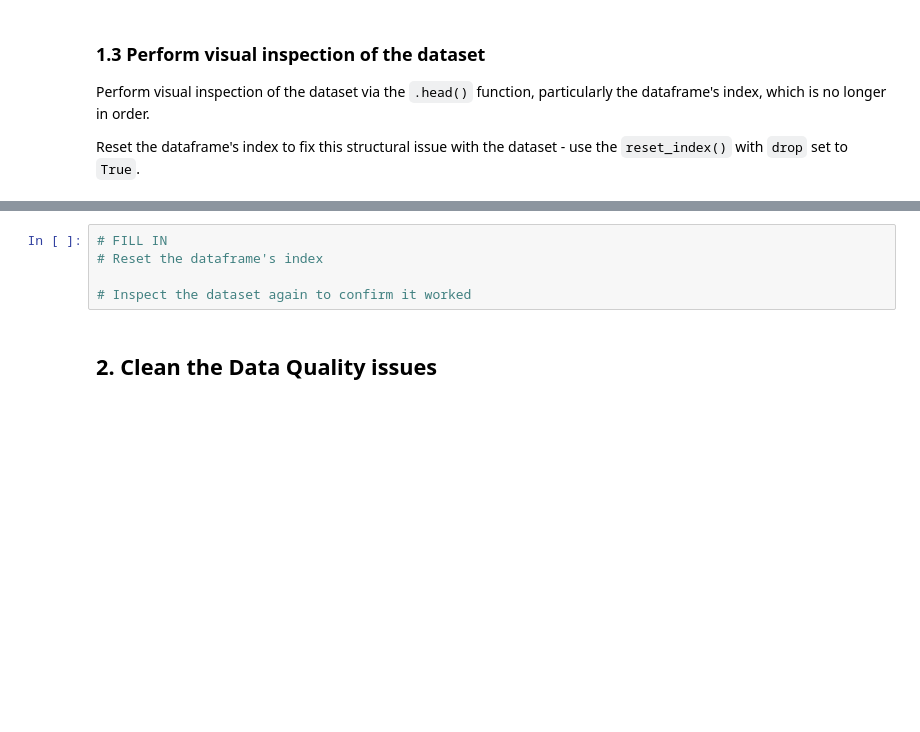
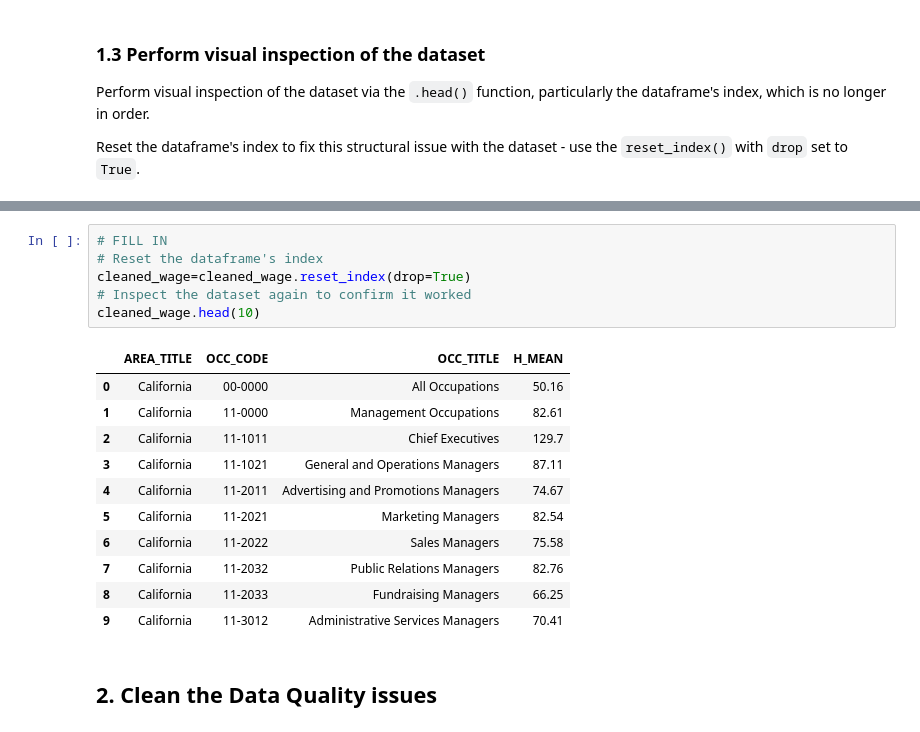
Before and after one commit to masiod/cleaning-data, a Jupyter notebook: Exercise - Cleaning Data Programmatically - Starter.ipynb, the cells around one changed output, grey strips where cells are left out. Cells and saved outputs as stored; diff of their text form; blank space fills up the shorter version.

```diff
--- a/Exercise - Cleaning Data Programmatically - Starter.ipynb
+++ b/Exercise - Cleaning Data Programmatically - Starter.ipynb
@@ -117,8 +151,21 @@ Reset the dataframe's index to fix this structural issue with the dataset - use
 # %%
 # FILL IN
 # Reset the dataframe's index
-
+cleaned_wage=cleaned_wage.reset_index(drop=True)
 # Inspect the dataset again to confirm it worked
+cleaned_wage.head(10)
+# %% [output]
+|  | AREA_TITLE | OCC_CODE | OCC_TITLE | H_MEAN |
+| 0 | California | 00-0000 | All Occupations | 50.16 |
+| 1 | California | 11-0000 | Management Occupations | 82.61 |
+| 2 | California | 11-1011 | Chief Executives | 129.7 |
+| 3 | California | 11-1021 | General and Operations Managers | 87.11 |
+| 4 | California | 11-2011 | Advertising and Promotions Managers | 74.67 |
+| 5 | California | 11-2021 | Marketing Managers | 82.54 |
+| 6 | California | 11-2022 | Sales Managers | 75.58 |
+| 7 | California | 11-2032 | Public Relations Managers | 82.76 |
+| 8 | California | 11-2033 | Fundraising Managers | 66.25 |
+| 9 | California | 11-3012 | Administrative Services Managers | 70.41 |
 # %% [markdown]
 ## 2. Clean the Data Quality issues
 # %% [markdown]
```
Also changed, not shown: parts of 15 cells of this notebook, 2 other files.
